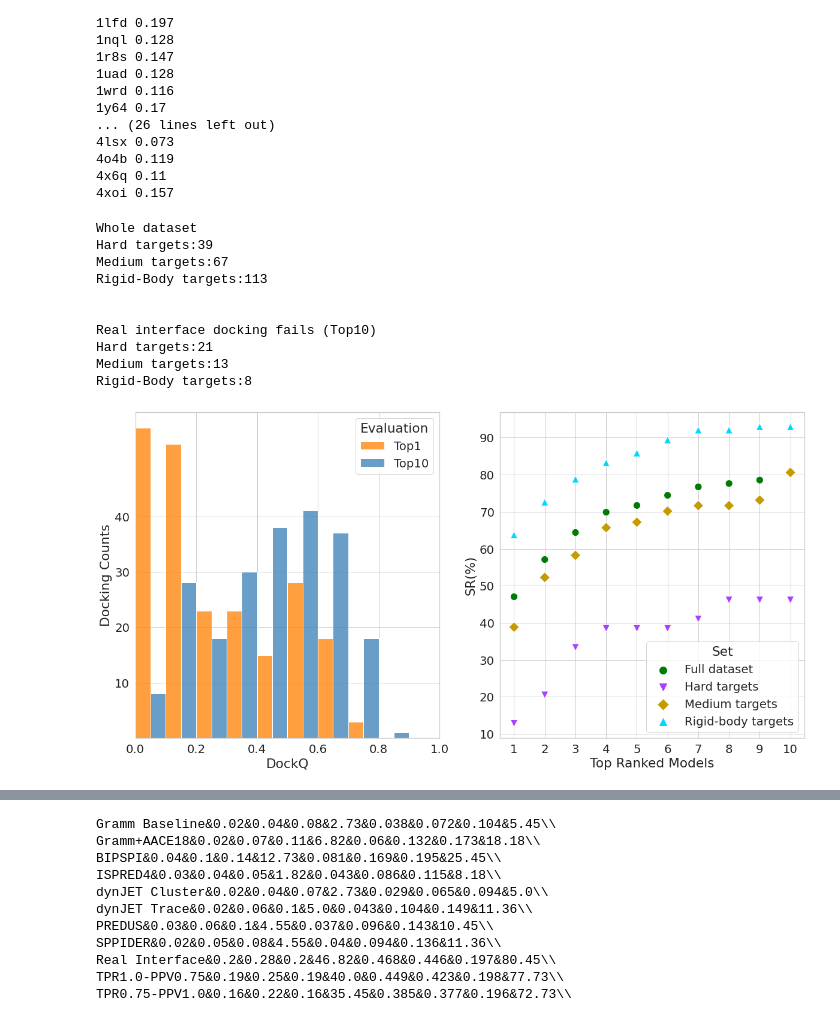
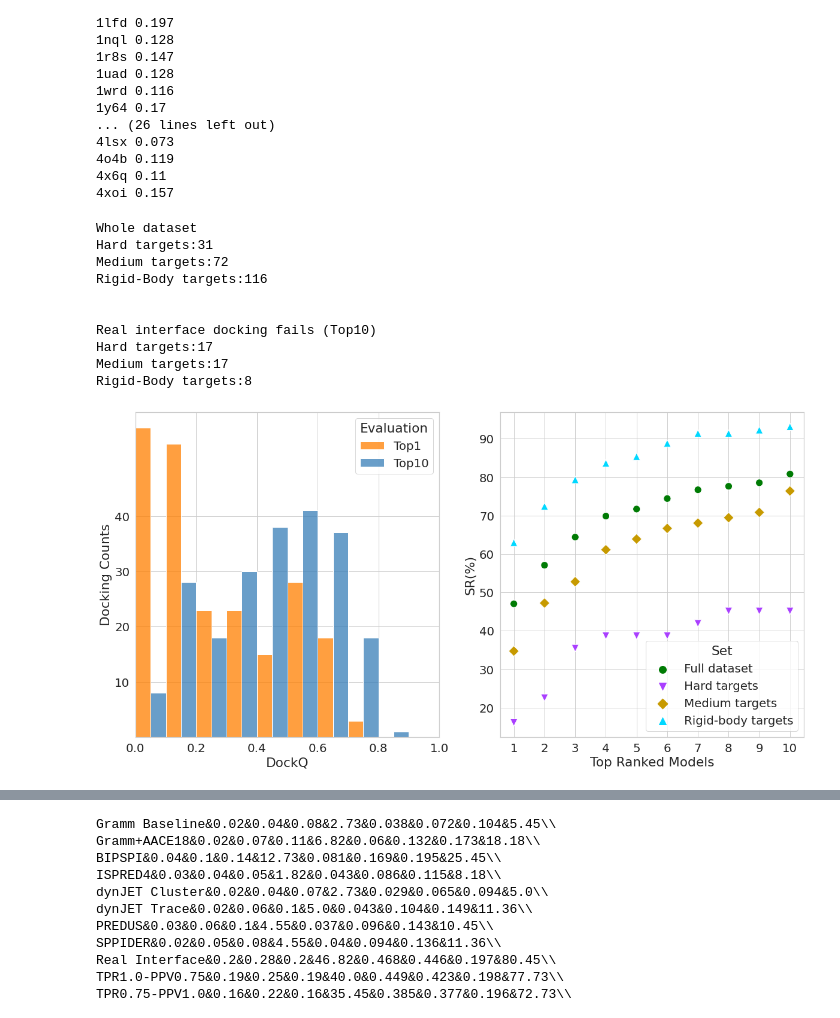
Before and after one commit to ElofssonLab/BindingSite_docking, a Jupyter notebook: src/plot_notebook.ipynb, the cells around one changed output, grey strips where cells are left out. Cells and saved outputs as stored; diff of their text form; code cells hidden in the pictures.

```diff
--- a/src/plot_notebook.ipynb
+++ b/src/plot_notebook.ipynb
@@ -145,7 +171,7 @@ def get_int(ch, opp):
     for res in ch:
         for atom in res:
             center = atom.get_coord()
-            neighbors = ns.search(center, 6, 'R')
+            neighbors = ns.search(center, 10, 'R')
             if len(neighbors) != 0:
                 intids.append(res.get_id()[1])
                 break
@@ -199,7 +225,6 @@ for code in codelist:
     lengths[code] = [len(bresA), len(bresB)]
     bintA = get_int(bresA, bresB)
     bintB = get_int(bresB, bresA)
-    interfaces[code] = [len(bintA), len(bintB)]
 
     acc = 0
     for rid in bintA:
@@ -258,6 +283,10 @@ for key in hardness:
         e += 1
         rigid_body.append(key)
 
+#with open('hardness.pkl', 'wb') as out:
+#    pickle.dump([hard, medium, rigid_body], out)
+
+
 print ('Whole dataset\n'
        'Hard targets:{}\n'
        'Medium targets:{}\n'
@@ -278,14 +307,14 @@ print ('Real interface docking fails (Top10)\n'
        'Rigid-Body targets:{}\n\n'.format(h,m,e))
 # %% [output]
 Whole dataset
-Hard targets:39
-Medium targets:67
-Rigid-Body targets:113
+Hard targets:31
+Medium targets:72
+Rigid-Body targets:116
 
 
 Real interface docking fails (Top10)
-Hard targets:21
-Medium targets:13
+Hard targets:17
+Medium targets:17
 Rigid-Body targets:8
 # %%
 def get_firstmodel(key, lbl):
@@ -305,10 +334,8 @@ def success_rate(label, allowed, succ_rates):
 
 fig, axes = plt.subplots(1, 2, figsize=(20, 10))
 
-results = [dockqs['realb'][key][0]\
-           for key in dockqs['realb']]
-results += [max(dockqs['realb'][key][:10])\
-            for key in dockqs['realb']]
+results = [dockqs['realb'][key][0] for key in dockqs['realb']]
+results += [max(dockqs['realb'][key][:10]) for key in dockqs['realb']]
 
 labels = ['Top1' for n in dockqs['realb']]
 labels += ['Top10' for n in dockqs['realb']]
@@ -316,36 +343,45 @@ labels += ['Top10' for n in dockqs['realb']]
 data = {'DockQ':results, 'Evaluation':labels}
 data = pd.DataFrame(data)
 
 sb.set_palette(palette=palette1)
 sb.histplot(x='DockQ', data=data, hue='Evaluation',
             kde=False, bins=np.arange(0.0, 1.025, 0.1),
             multiple='dodge', ax=axes[0])
 
 axes[0].set_xlabel("DockQ")
 axes[0].set_ylabel("Docking Counts")
 axes[0].set_yticks(np.arange(10,41,10))
 axes[0].set_xlim(0,1)
 
 succ_rates = {'SR(%)':[], 'TopMod.':[], 'TargetSet':[]}
 succ_rates = success_rate('Full dataset', codelist, succ_rates)
 succ_rates = success_rate('Hard targets', hard, succ_rates)
 succ_rates = success_rate('Medium targets', medium, succ_rates)
 succ_rates = success_rate('Rigid-body targets', rigid_body, succ_rates)
 
 succ_rates = pd.DataFrame(succ_rates)
 sb.set_palette(palette=palette2)
 sb.scatterplot(x='TopMod.', y='SR(%)', hue='TargetSet',
                style='TargetSet', data=succ_rates, s=150,
                markers=['o', 'v', 'D', '^'], ax=axes[1])
 
 axes[1].set_ylabel("SR(%)")
 axes[1].set_xlabel("Top Ranked Models")
 axes[1].set_xticks(np.arange(1,11))
 axes[1].legend(title='Set', markerscale=2)
-fig.savefig(bsfolder+'pictures/gramm_realinterface.png')
-plt.show()
+fig.savefig(bsfolder+'pictures/real_interfaces_docking_statistics.png')
+
+#png1 = io.BytesIO()
+#fig.savefig(png1, format="png")
+
+# Load this image into PIL
+#png2 = Image.open(png1)
+
+# Save as TIFF
+#png2.save(bsfolder+'pictures/gramm_realinterface.tiff')
+#png1.close()
 # %% [output]
-[figure, old version]
+[figure, new version]
 # %%
 sb.set_palette(palette=palette3)
 def manual_pr_stats(scores, allscores):
```
Also changed, not shown: parts of 20 cells of this notebook, 51 other files.
